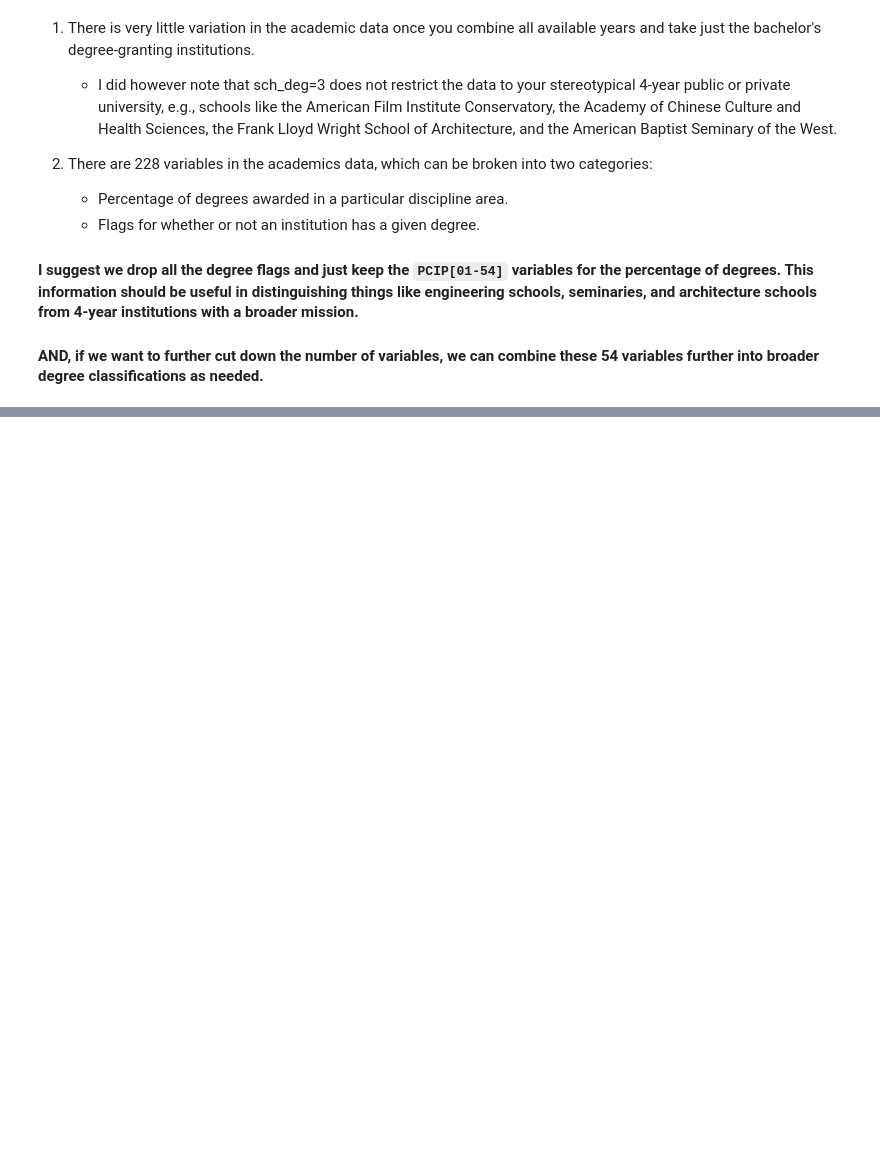
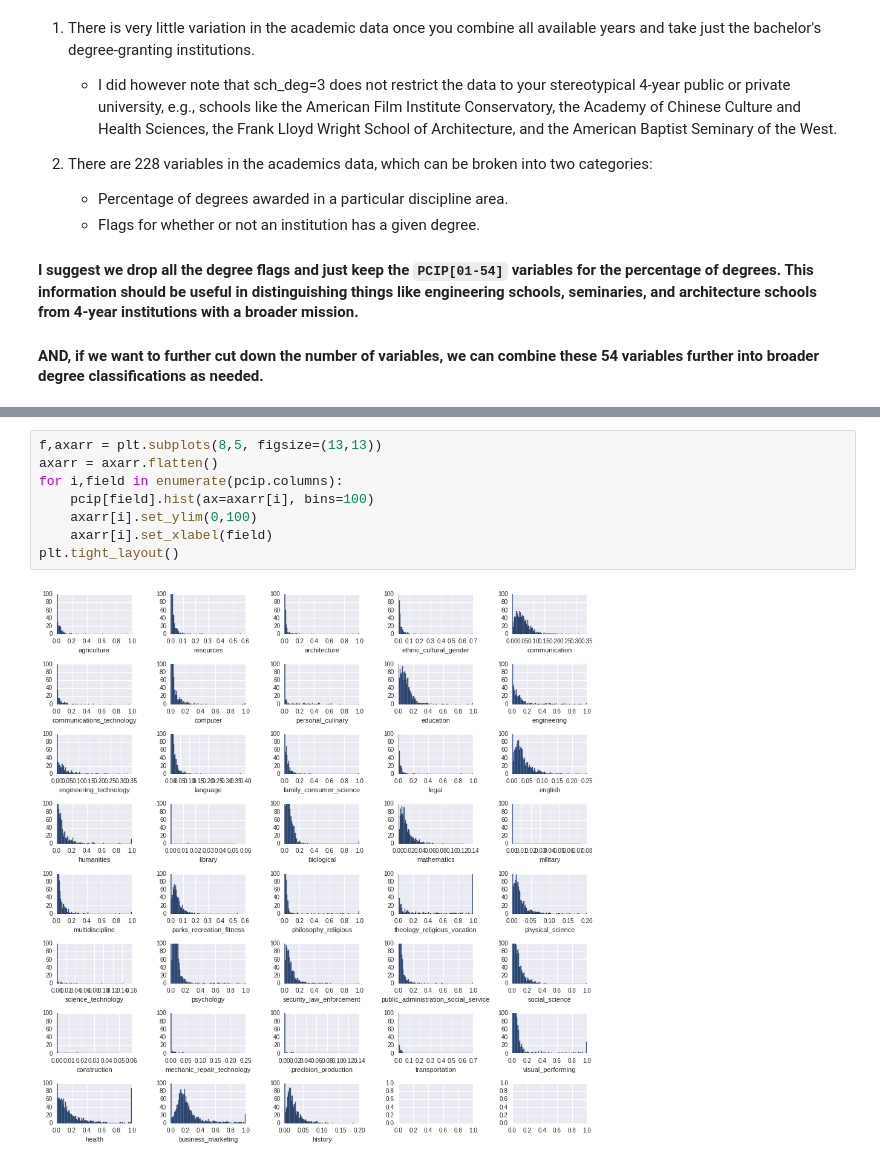
Before and after one commit to juliasilge/fall2016competition, a Jupyter notebook: Academics.ipynb, the cells around one changed output, grey strips where cells are left out. Drawn from its saved outputs; the diff is of its cells as text; blank space fills up the shorter version.

```diff
--- a/Academics.ipynb
+++ b/Academics.ipynb
@@ -179,0 +179,10 @@ Three.  Three unique counts for 231 entries.  Not a whole lot of variation here.
+# %%
+f,axarr = plt.subplots(8,5, figsize=(13,13))
+axarr = axarr.flatten()
+for i,field in enumerate(pcip.columns):
+    pcip[field].hist(ax=axarr[i], bins=100)
+    axarr[i].set_ylim(0,100)
+    axarr[i].set_xlabel(field)
+plt.tight_layout()
+# %% [output]
+[figure, added]
```
Also changed, not shown: parts of 32 cells of this notebook.
